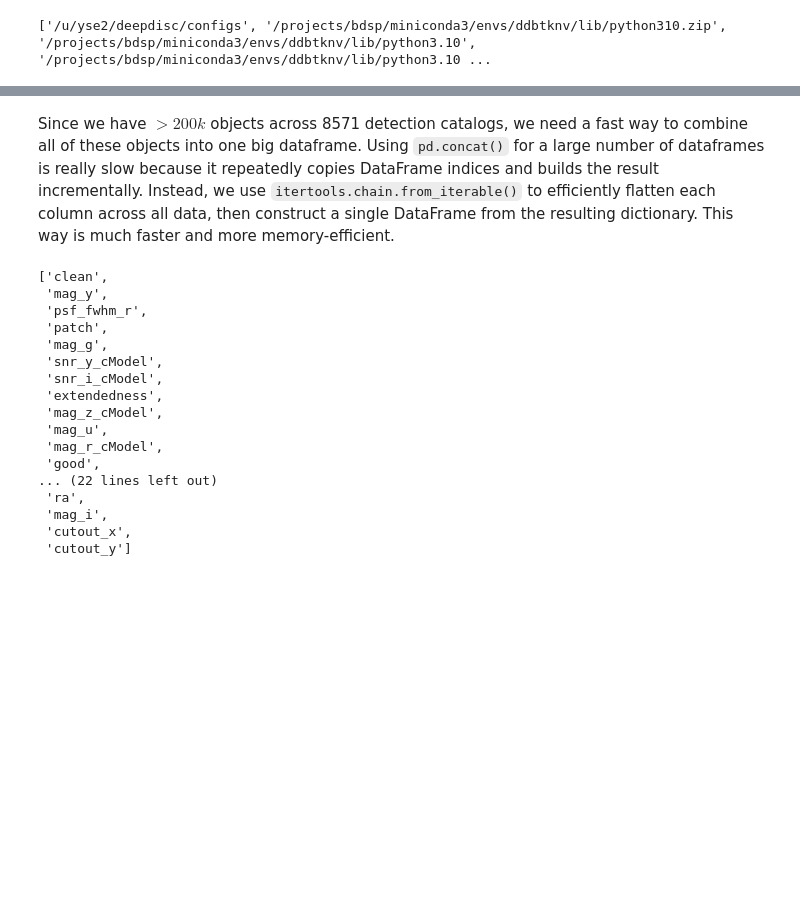
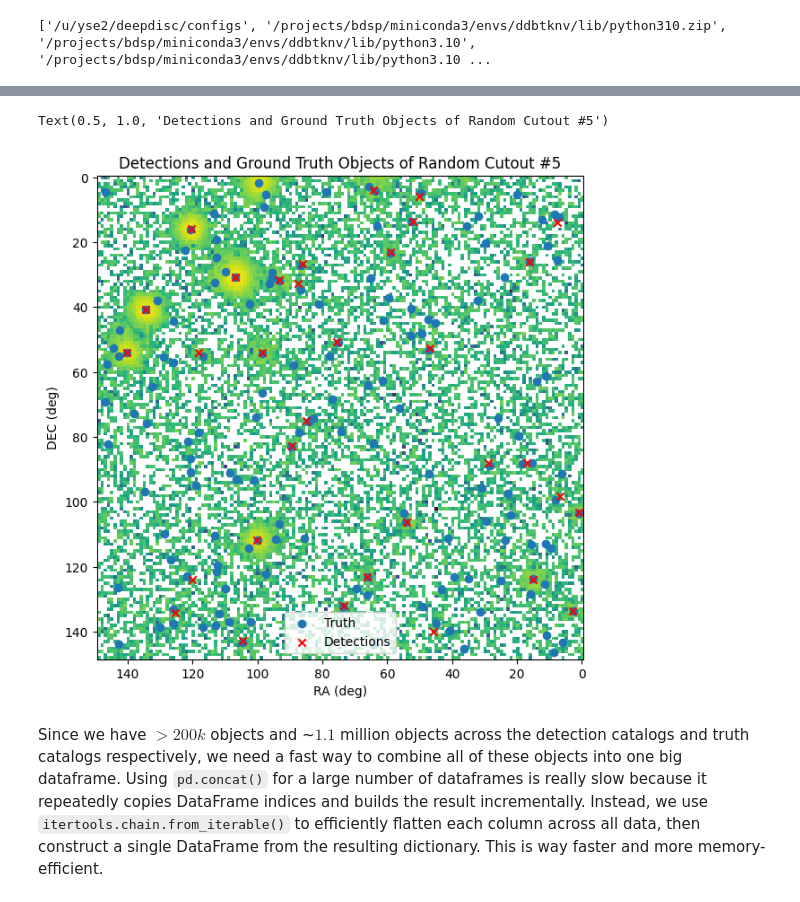
Before and after one commit to grantmerz/DeepDISC_Roman_Rubin, a Jupyter notebook: test_cats.ipynb, the cells around one changed output, grey strips where cells are left out. Drawn from its saved outputs; the diff is of its cells as text; code cells hidden in the pictures; blank space fills up the shorter version.

Commit message:
New LSST ground truth catalogs, and improved completeness code

```diff
--- a/test_cats.ipynb
+++ b/test_cats.ipynb
@@ -56,4 +49,16 @@ with Pool(processes=cpu_count) as pool:
+# %%
+det_cat_paths = test_data.det_cat_path.tolist()
+truth_cat_paths = test_data.truth_cat_path.tolist()
 # %%
-print(f"Loaded {len(all_det_cats)} detection catalogs which should again match the {len(test_data)} images in test set.")
-print("The total number of detected objects by the LSST pipeline across the same area as the test set is (including potential duplicates):", sum([len(cat) for cat in all_det_cats]))
-all_det_cats[0]
+def read_json(path):
+    return pd.read_json(path)
+
+def create_all_cats(cat_paths, cat_type):
+    print(f"Processing {len(cat_paths)} {cat_type} catalog files in test set which should match the {len(test_data)} cutouts in test set.")
+    cpu_count = len(os.sched_getaffinity(0))
+    print(f"Using {cpu_count} CPUs to load in {len(cat_paths)} dataframes...")
+    with Pool(processes=cpu_count) as pool:
+        all_cats = pool.map(read_json, cat_paths)
+    print(f"Successfully loaded {len(all_cats)} {cat_type} catalogs which should again match the {len(test_data)} cutouts in test set.")
+    print(f"The total number of LSST {cat_type} objects across the same area as the test set is (including potential duplicates): {sum([len(cat) for cat in all_cats])}")
+    return all_cats
@@ -79,0 +65,2 @@ The total number of detected objects by the LSST pipeline across the same area a
+# %%
+all_det_cats = create_all_cats(det_cat_paths, 'detection') # ~17.5 s w/ 32 CPUs
@@ -79,0 +72,2 @@ The total number of detected objects by the LSST pipeline across the same area a
+# %%
+all_truth_cats = create_all_cats(truth_cat_paths, 'truth') # ~41s w/ 32 CPUs
@@ -80,24 +116,18 @@ The total number of detected objects by the LSST pipeline across the same area a
+# %%
+# let's do a quick check of the detections vs truth for a random cutout
+plt.figure(figsize=(7,7))
+plt.imshow(np.load(test_data.iloc[5].file_name)[3, :, :], norm=colors.LogNorm())
+plt.scatter(all_truth_cats[5]['cutout_x'].values, all_truth_cats[5]['cutout_y'].values, label='Truth')
+plt.scatter(all_det_cats[5]['cutout_x'].values, all_det_cats[5]['cutout_y'].values, marker='x', c='red', label='Detections')
+plt.xlabel('RA (deg)')
+plt.ylabel('DEC (deg)')
+plt.gca().invert_xaxis()
+plt.ticklabel_format(style='plain', useOffset=False) # prevent scientific notation
+plt.legend()
+plt.title('Detections and Ground Truth Objects of Random Cutout #5')
+# %% [output]
+Text(0.5, 1.0, 'Detections and Ground Truth Objects of Random Cutout #5')
+[figure, added]
 # %% [markdown]
-Since we have $>200k$ objects across 8571 detection catalogs, we need a fast way to combine all of these objects into one big dataframe. Using `pd.concat()` for a large number of dataframes is really slow because it repeatedly copies DataFrame indices and builds the result incrementally. Instead, we use `itertools.chain.from_iterable()` to efficiently flatten each column across all data, then construct a single DataFrame from the resulting dictionary. This way is much faster and more memory-efficient.
+Since we have $>200k$ objects and ~$1.1$ million objects across the detection catalogs and truth catalogs respectively, we need a fast way to combine all of these objects into one big dataframe. Using `pd.concat()` for a large number of dataframes is really slow because it repeatedly copies DataFrame indices and builds the result incrementally. Instead, we use `itertools.chain.from_iterable()` to efficiently flatten each column across all data, then construct a single DataFrame from the resulting dictionary. This is way faster and more memory-efficient.
-# %%
-col_names = all_det_cats[0].columns.tolist()
-col_names
-# %% [output]
-['clean',
- 'mag_y',
- 'psf_fwhm_r',
- 'patch',
- 'mag_g',
- 'snr_y_cModel',
- 'snr_i_cModel',
- 'extendedness',
- 'mag_z_cModel',
- 'mag_u',
- 'mag_r_cModel',
- 'good',
-... (22 lines left out)
- 'ra',
- 'mag_i',
- 'cutout_x',
- 'cutout_y']
 # %%
```
Also changed, not shown: parts of 74 cells of this notebook, 1 other file.
